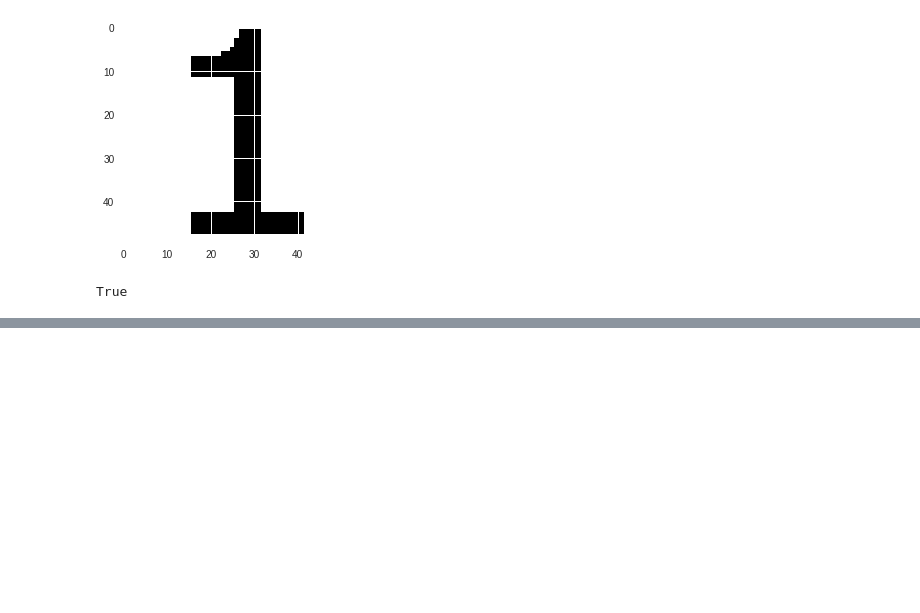
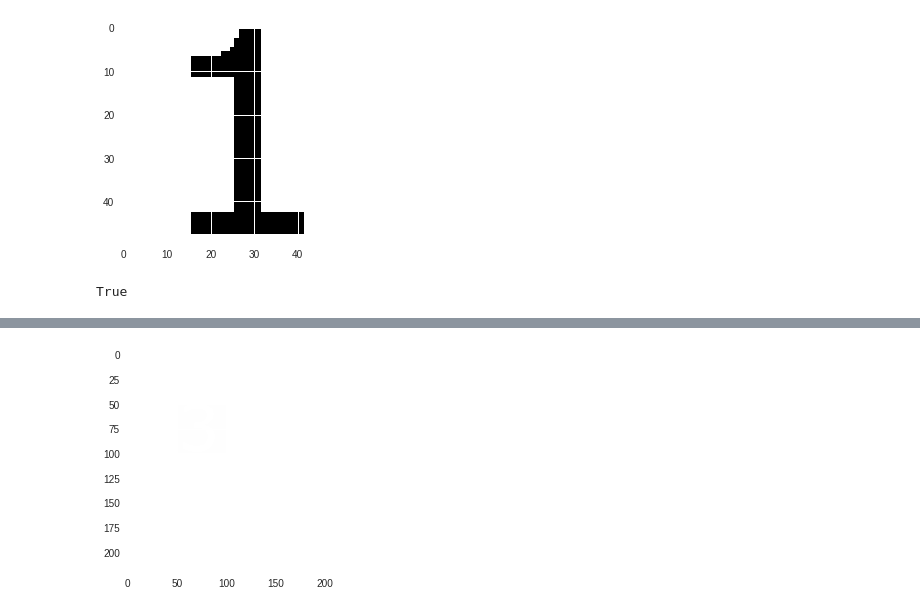
Before and after one commit to aichizokkoku/sudoku, a Jupyter notebook: contours.ipynb, the cells around one changed output, grey strips where cells are left out. Drawn from its saved outputs; the diff is of its cells as text; code cells hidden in the pictures; blank space fills up the shorter version.

```diff
--- a/contours.ipynb
+++ b/contours.ipynb
@@ -110,0 +119,18 @@ True
+# %%
+import cv2
+import matplotlib.pyplot as plt
+from PIL import Image, ImageDraw, ImageFont
+
+#白い余白を追加
+newimg = Image.open("img13.png")
+imgwhite = Image.open('white.png')
+imgwhite.paste(newimg, (50, 50))
+imgwhite.save('img13a.png', quality=95)
+
+
+#plt.axis("off")
+img13a = cv2.imread("img13a.png")
+plt.imshow(cv2.cvtColor(img13a, cv2.COLOR_BGR2RGB))
+plt.show()
+# %% [output]
+[figure, added]
```
Also changed, not shown: parts of 2 cells of this notebook.
